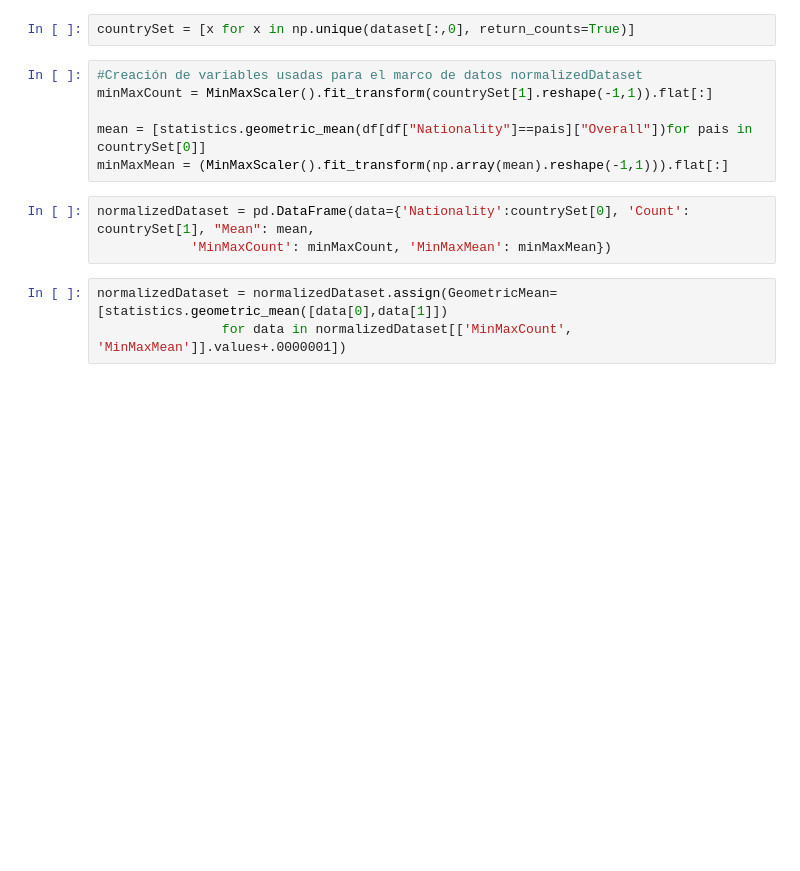
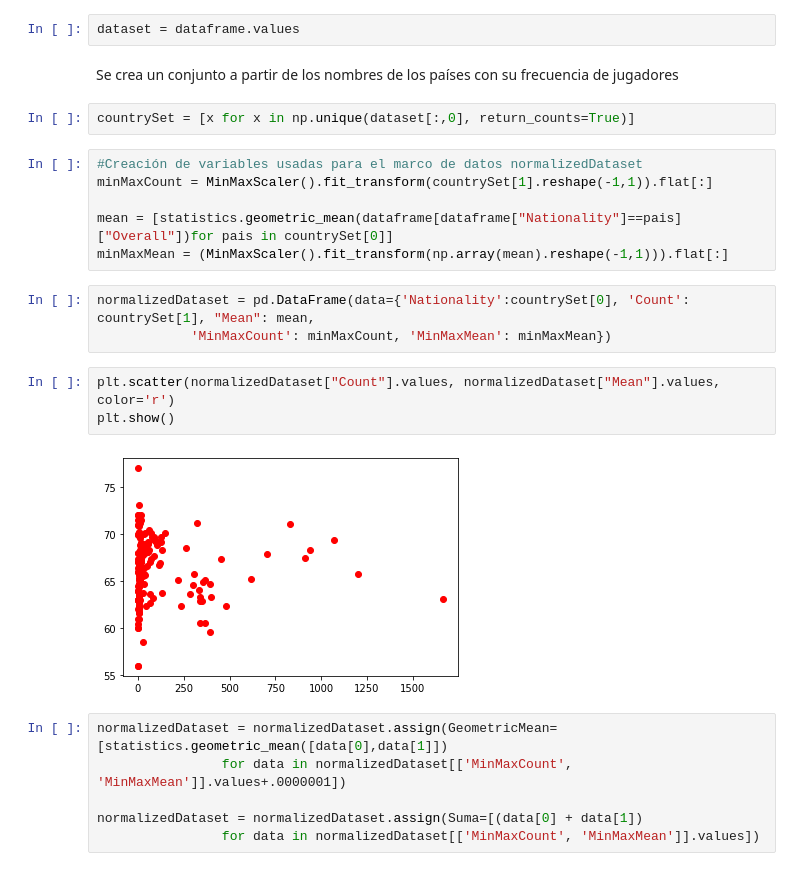
Before and after one commit to GAPPLabs/DataScienceProject, a Jupyter notebook: Proyecto.ipynb, the cells around one changed output. Cells and saved outputs as stored; diff of their text form; blank space fills up the shorter version.

```diff
--- a/Proyecto.ipynb
+++ b/Proyecto.ipynb
@@ -13,14 +57,26 @@ dataset = np.array(df.filter(["Nationality","Club","Overall","Potential","Value"
+# %%
+dataset = dataframe.values
+# %% [markdown]
+Se crea un conjunto a partir de los nombres de los países con su frecuencia de jugadores
 # %%
 countrySet = [x for x in np.unique(dataset[:,0], return_counts=True)]
 # %%
 #Creación de variables usadas para el marco de datos normalizedDataset
 minMaxCount = MinMaxScaler().fit_transform(countrySet[1].reshape(-1,1)).flat[:]
 
-mean = [statistics.geometric_mean(df[df["Nationality"]==pais]["Overall"])for pais in countrySet[0]]
+mean = [statistics.geometric_mean(dataframe[dataframe["Nationality"]==pais]["Overall"])for pais in countrySet[0]]
 minMaxMean = (MinMaxScaler().fit_transform(np.array(mean).reshape(-1,1))).flat[:]
 # %%
 normalizedDataset = pd.DataFrame(data={'Nationality':countrySet[0], 'Count': countrySet[1], "Mean": mean,
             'MinMaxCount': minMaxCount, 'MinMaxMean': minMaxMean})
+# %%
+plt.scatter(normalizedDataset["Count"].values, normalizedDataset["Mean"].values, color='r')
+plt.show()
+# %% [output]
+[figure, added]
 # %%
 normalizedDataset = normalizedDataset.assign(GeometricMean=[statistics.geometric_mean([data[0],data[1]])
                 for data in normalizedDataset[['MinMaxCount', 'MinMaxMean']].values+.0000001])
+
+normalizedDataset = normalizedDataset.assign(Suma=[(data[0] + data[1])
+                for data in normalizedDataset[['MinMaxCount', 'MinMaxMean']].values])
```
Also changed, not shown: parts of 23 cells of this notebook.
